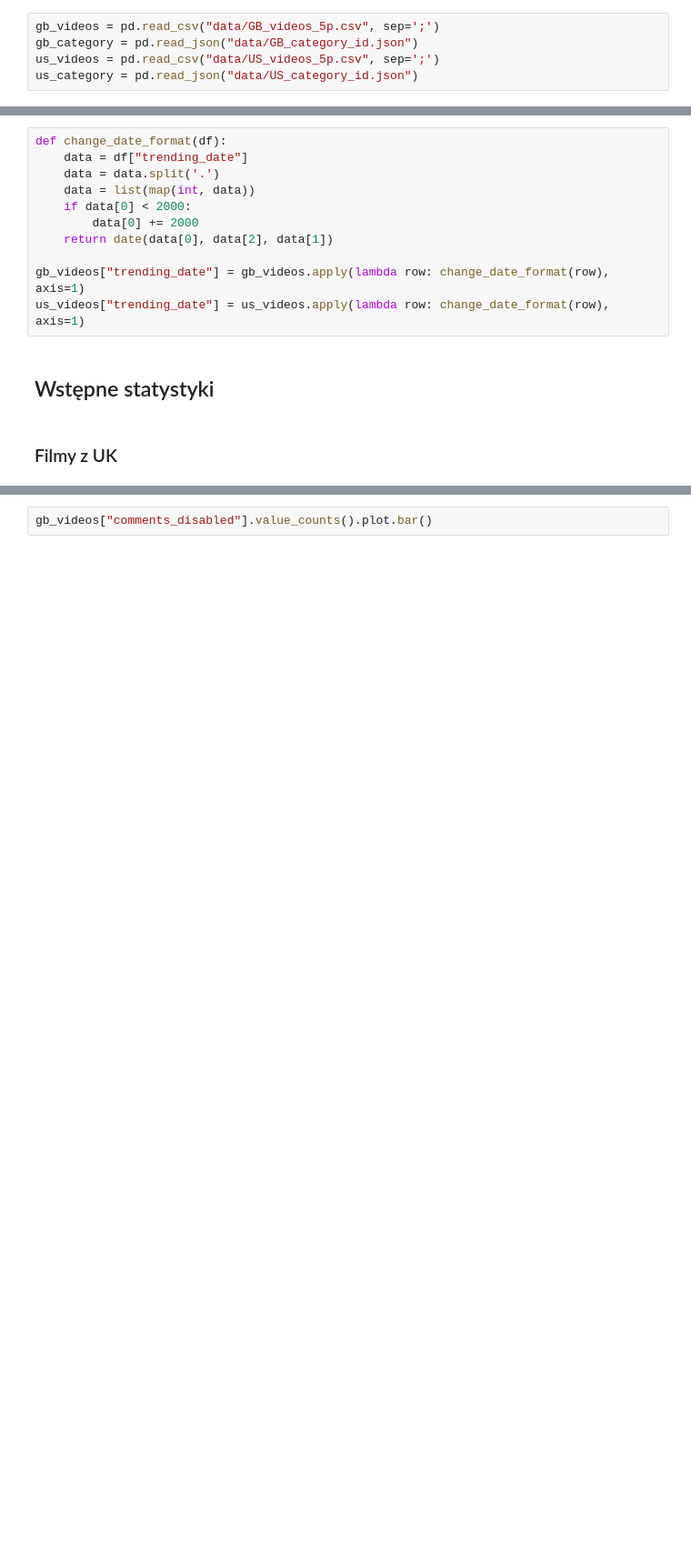
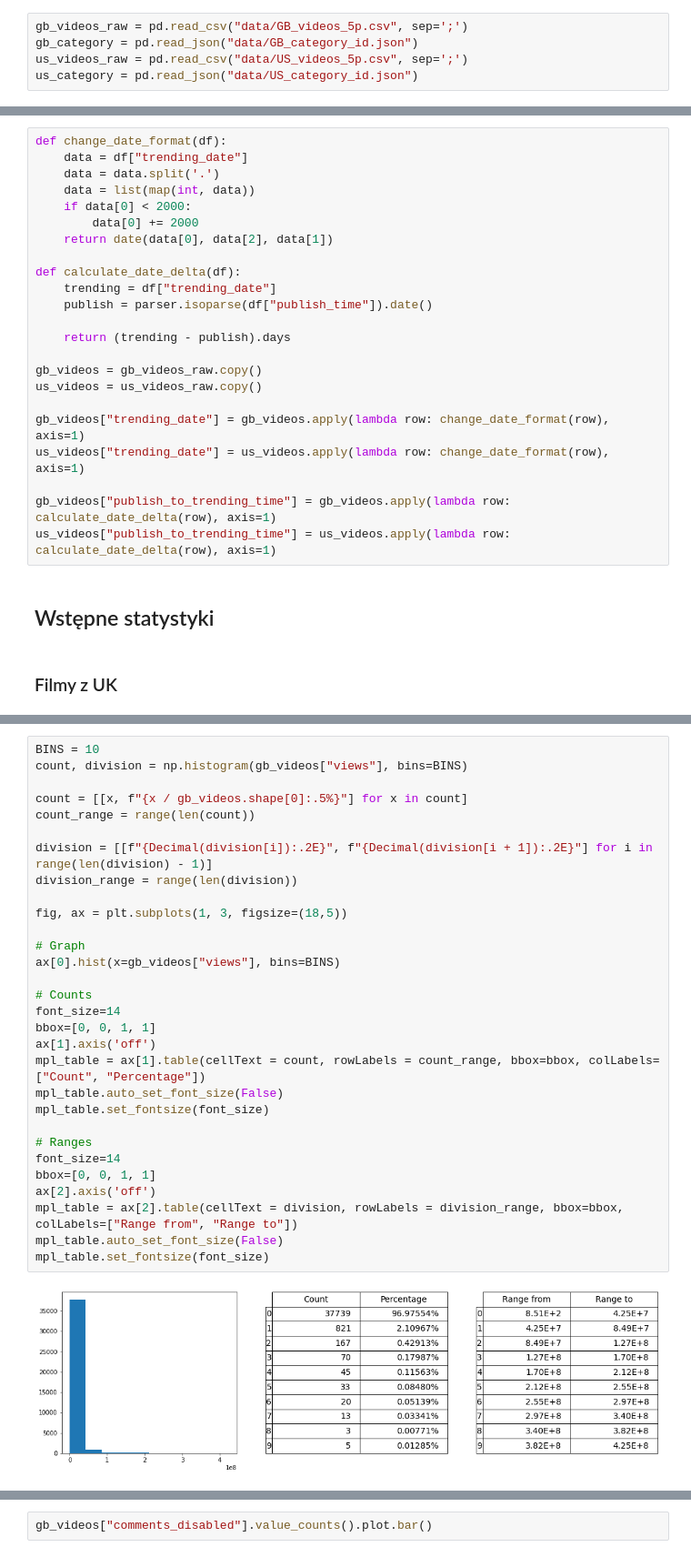
Before and after one commit to Southeaven/PED, a Jupyter notebook: ch1.ipynb, the cells around one changed output, grey strips where cells are left out. Shown at 91% size. Drawn from its saved outputs; the diff is of its cells as text; blank space fills up the shorter version.

Commit message:
Update graphs and descriptions

```diff
--- a/ch1.ipynb
+++ b/ch1.ipynb
@@ -13,9 +16,9 @@ from collections import Counter
 # %% [markdown]
 Wczytywanie danych.
 # %%
-gb_videos = pd.read_csv("data/GB_videos_5p.csv", sep=';')
+gb_videos_raw = pd.read_csv("data/GB_videos_5p.csv", sep=';')
 gb_category = pd.read_json("data/GB_category_id.json")
-us_videos = pd.read_csv("data/US_videos_5p.csv", sep=';')
+us_videos_raw = pd.read_csv("data/US_videos_5p.csv", sep=';')
 us_category = pd.read_json("data/US_category_id.json")
 # %% [markdown]
 Wstępne przetwarzanie danych
@@ -28,8 +31,20 @@ def change_date_format(df):
         data[0] += 2000
     return date(data[0], data[2], data[1])
 
+def calculate_date_delta(df):
+    trending = df["trending_date"]
+    publish = parser.isoparse(df["publish_time"]).date()
+
+    return (trending - publish).days
+
+gb_videos = gb_videos_raw.copy()
+us_videos = us_videos_raw.copy()
+
 gb_videos["trending_date"] = gb_videos.apply(lambda row: change_date_format(row), axis=1)
 us_videos["trending_date"] = us_videos.apply(lambda row: change_date_format(row), axis=1)
+
+gb_videos["publish_to_trending_time"] = gb_videos.apply(lambda row: calculate_date_delta(row), axis=1)
+us_videos["publish_to_trending_time"] = us_videos.apply(lambda row: calculate_date_delta(row), axis=1)
 # %% [markdown]
 ## Wstępne statystyki
 # %% [markdown]
@@ -64,0 +54,32 @@ gb_videos["comment_count"].plot.hist(bins=20)
+# %%
+BINS = 10
+count, division = np.histogram(gb_videos["views"], bins=BINS)
+
+count = [[x, f"{x / gb_videos.shape[0]:.5%}"] for x in count]
+count_range = range(len(count))
+
+division = [[f"{Decimal(division[i]):.2E}", f"{Decimal(division[i + 1]):.2E}"] for i in range(len(division) - 1)]
+division_range = range(len(division))
+
+fig, ax = plt.subplots(1, 3, figsize=(18,5))
+
+# Graph
+ax[0].hist(x=gb_videos["views"], bins=BINS)
+
+# Counts
+font_size=14
+bbox=[0, 0, 1, 1]
+ax[1].axis('off')
+mpl_table = ax[1].table(cellText = count, rowLabels = count_range, bbox=bbox, colLabels=["Count", "Percentage"])
+mpl_table.auto_set_font_size(False)
+mpl_table.set_fontsize(font_size)
+
+# Ranges
+font_size=14
+bbox=[0, 0, 1, 1]
+ax[2].axis('off')
+mpl_table = ax[2].table(cellText = division, rowLabels = division_range, bbox=bbox, colLabels=["Range from", "Range to"])
+mpl_table.auto_set_font_size(False)
+mpl_table.set_fontsize(font_size)
+# %% [output]
+[figure, added]
```
Also changed, not shown: parts of 45 cells of this notebook, 1 other file.
